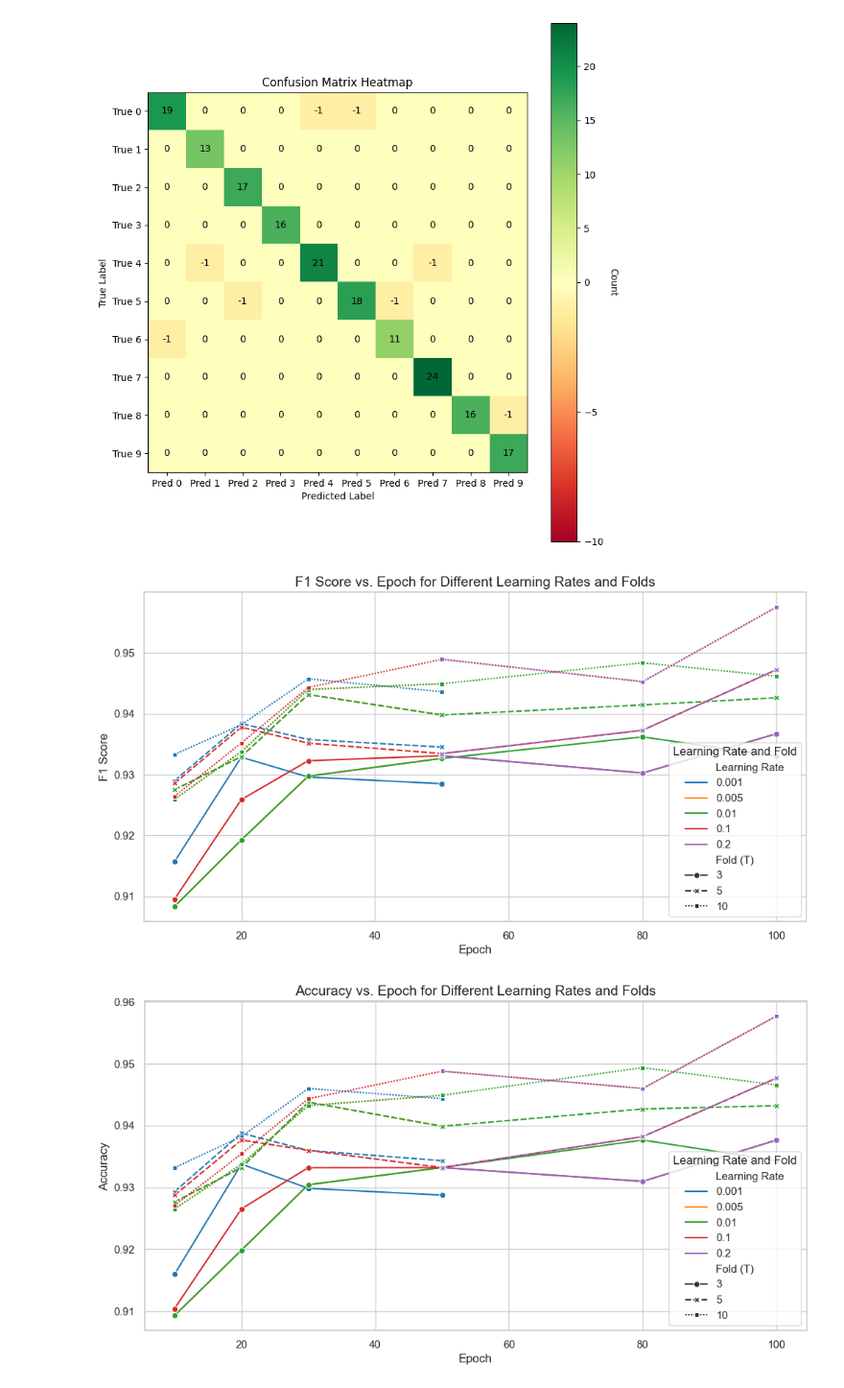
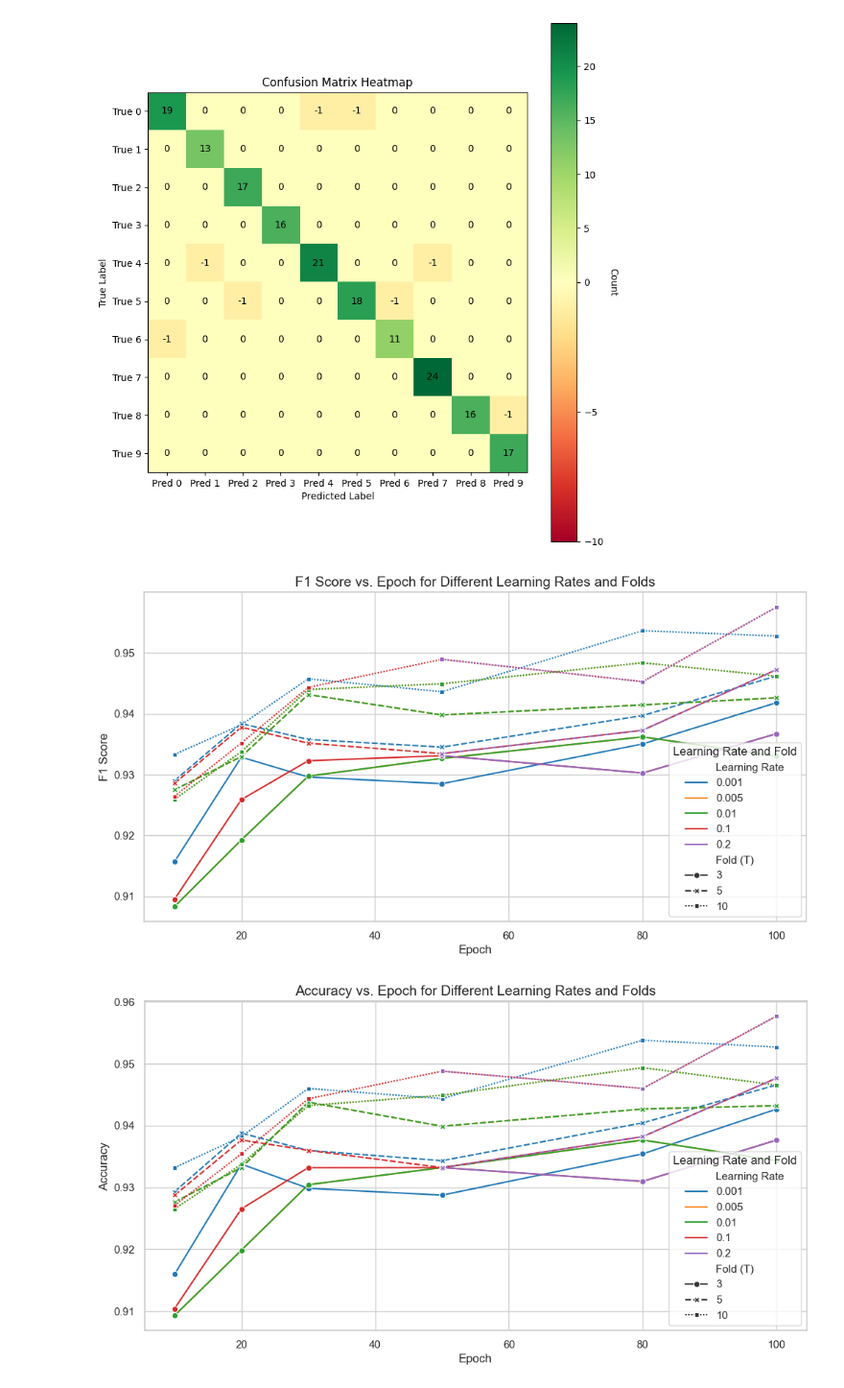
Before and after one commit to RizPur/MALIS-Project, a Jupyter notebook: Project_3/experiment.ipynb, the cells around one changed output. Shown at 96% size. Saved outputs shown, nothing was run; the diff lists cells and outputs as text; code cells hidden in the pictures.

Commit message:
plots done

```diff
--- a/Project_3/experiment.ipynb
+++ b/Project_3/experiment.ipynb
@@ -559,11 +567,23 @@ data2 = {1: (3, 0.01, 50, 0.9326675324657702, 0.9332250077375426),
  26: (10, 0.2, 80, 0.9452699364512223, 0.9460058805323429),
  27: (10, 0.2, 100, 0.9575057796383563, 0.9576988548437017),
  }
-
+data3 = {1: (3, 0.001, 80, 0.9350300144960155, 0.9354317548746518),
+ 2: (3, 0.001, 100, 0.941800469770763, 0.9426679046734756),
+ 3: (3, 0.005, 80, 0.9361948309950143, 0.9376725471990095),
+ 4: (3, 0.005, 100, 0.9330270193647501, 0.9343299288146085),
+ 5: (5, 0.001, 80, 0.9396962381832207, 0.9404456824512535),
+ 6: (5, 0.001, 100, 0.9461930587808123, 0.9465769111730115),
+ 7: (5, 0.005, 80, 0.9414468702812833, 0.9426895697926339),
+ 8: (5, 0.005, 100, 0.9426182698342551, 0.9432188177034974),
+ 9: (10, 0.001, 80, 0.9536476621857248, 0.9538037759207676),
+ 10: (10, 0.001, 100, 0.9527549287143552, 0.9526926648096564),
+ 11: (10, 0.005, 80, 0.9483729099622178, 0.9493655215103682),
+ 12: (10, 0.005, 100, 0.9461699952532936, 0.9465598885793872)}
 # Convert to DataFrame
 data1_df = pd.DataFrame.from_dict(data1, orient="index", columns=["Fold (T)", "Learning Rate", "Epoch", "F1 Score", "Accuracy"])
 data2_df = pd.DataFrame.from_dict(data2, orient="index", columns=["Fold (T)", "Learning Rate", "Epoch", "F1 Score", "Accuracy"])
-data_df = pd.concat([data1_df, data2_df], ignore_index=True)
+data3_df = pd.DataFrame.from_dict(data3, orient="index", columns=["Fold (T)", "Learning Rate", "Epoch", "F1 Score", "Accuracy"])
+data_df = pd.concat([data1_df, data2_df, data3_df], ignore_index=True)
 
 # Visualization
 sns.set(style="whitegrid")
@@ -575,32 +595,32 @@ sns.lineplot(
     x="Epoch",
     y="F1 Score",
     hue="Learning Rate",
     style="Fold (T)",
     markers=True,
     palette="tab10"
 )
 plt.title("F1 Score vs. Epoch for Different Learning Rates and Folds", fontsize=14)
 plt.xlabel("Epoch", fontsize=12)
 plt.ylabel("F1 Score", fontsize=12)
 plt.legend(title="Learning Rate and Fold")
 plt.show()
 
 # Plot Accuracy vs Epoch for different learning rates
 plt.figure(figsize=(12, 6))
 sns.lineplot(
     data=data_df,
     x="Epoch",
     y="Accuracy",
     hue="Learning Rate",
     style="Fold (T)",
     markers=True,
     palette="tab10"
 )
 plt.title("Accuracy vs. Epoch for Different Learning Rates and Folds", fontsize=14)
 plt.xlabel("Epoch", fontsize=12)
 plt.ylabel("Accuracy", fontsize=12)
 plt.legend(title="Learning Rate and Fold")
 plt.show()
 # %% [output]
-[figure, old version]
+[figure, new version]
-[figure, old version]
+[figure, new version]
```
Also changed, not shown: parts of 2 cells of this notebook, 2 other files.
